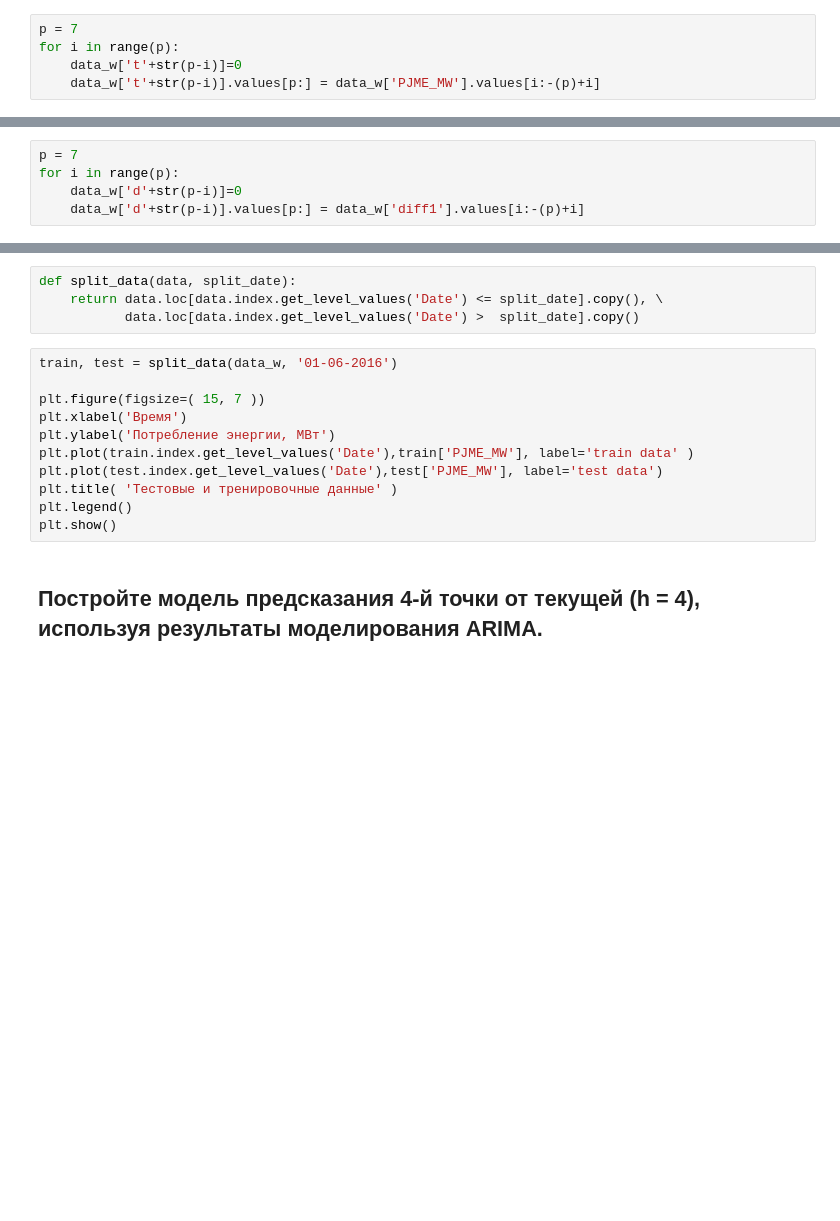
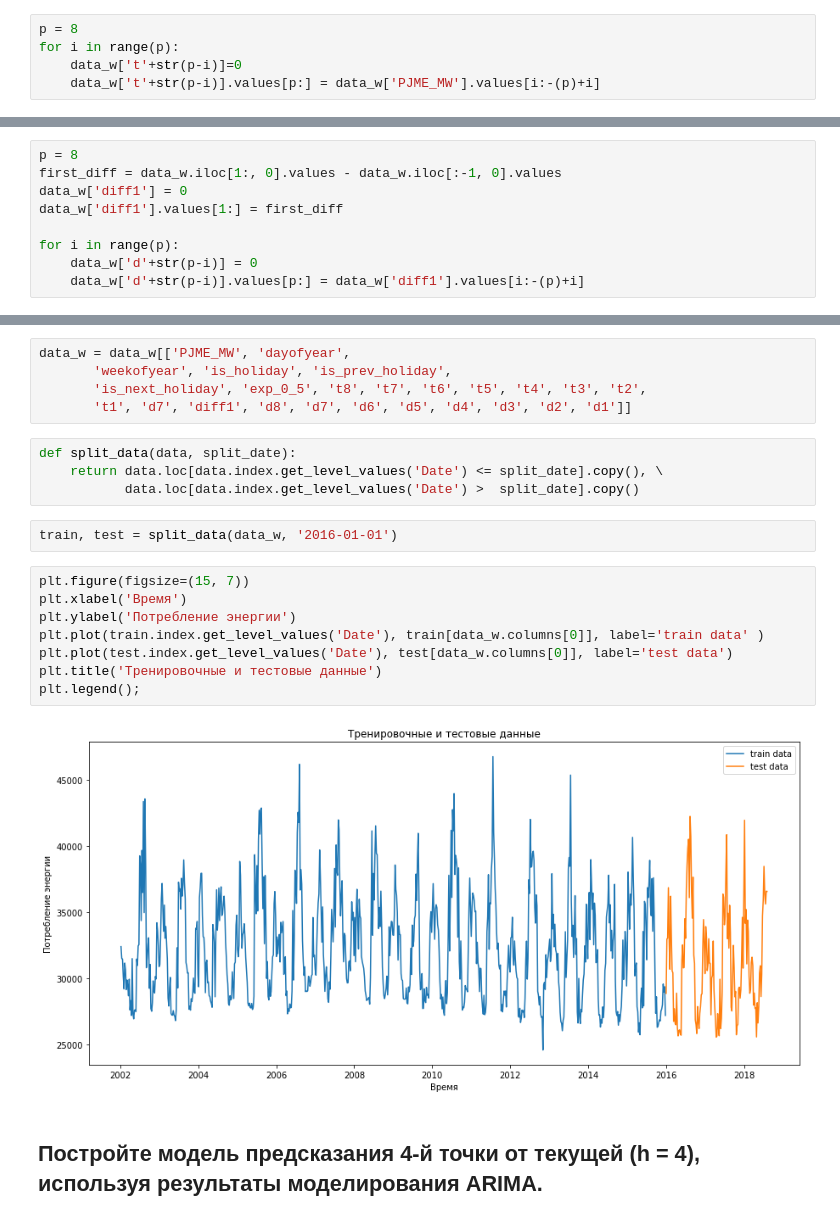
Before and after one commit to annulet/ML, a Jupyter notebook: hw_4_5_time_series.ipynb, the cells around one changed output, grey strips where cells are left out. Cells and saved outputs as stored; diff of their text form; blank space fills up the shorter version.

```diff
--- a/hw_4_5_time_series.ipynb
+++ b/hw_4_5_time_series.ipynb
@@ -94,14 +115,18 @@ data_w['exp_0_5'] = exponential_smoothing(data_w['PJME_MW'], 0.5)
 # %% [markdown]
 Добавим истории длиной p в признаках автокорреляции
 # %%
-p = 7
+p = 8
 for i in range(p):
     data_w['t'+str(p-i)]=0
     data_w['t'+str(p-i)].values[p:] = data_w['PJME_MW'].values[i:-(p)+i]
 # %% [markdown]
 Аналогично добавляем первые разности
 # %%
-p = 7
+p = 8
+first_diff = data_w.iloc[1:, 0].values - data_w.iloc[:-1, 0].values
+data_w['diff1'] = 0
+data_w['diff1'].values[1:] = first_diff
+
 for i in range(p):
-    data_w['d'+str(p-i)]=0
+    data_w['d'+str(p-i)] = 0
     data_w['d'+str(p-i)].values[p:] = data_w['diff1'].values[i:-(p)+i]
@@ -108,18 +152,24 @@ for i in range(p):
+# %%
+data_w = data_w[['PJME_MW', 'dayofyear',
+       'weekofyear', 'is_holiday', 'is_prev_holiday',
+       'is_next_holiday', 'exp_0_5', 't8', 't7', 't6', 't5', 't4', 't3', 't2',
+       't1', 'd7', 'diff1', 'd8', 'd7', 'd6', 'd5', 'd4', 'd3', 'd2', 'd1']]
 # %%
 def split_data(data, split_date):
     return data.loc[data.index.get_level_values('Date') <= split_date].copy(), \
            data.loc[data.index.get_level_values('Date') >  split_date].copy()
+# %%
+train, test = split_data(data_w, '2016-01-01')
 # %%
-train, test = split_data(data_w, '01-06-2016')
-
-plt.figure(figsize=( 15, 7 ))
+plt.figure(figsize=(15, 7))
 plt.xlabel('Время')
-plt.ylabel('Потребление энергии, МВт')
-plt.plot(train.index.get_level_values('Date'),train['PJME_MW'], label='train data' )
-plt.plot(test.index.get_level_values('Date'),test['PJME_MW'], label='test data')
-plt.title( 'Тестовые и тренировочные данные' )
-plt.legend()
-plt.show()
+plt.ylabel('Потребление энергии')
+plt.plot(train.index.get_level_values('Date'), train[data_w.columns[0]], label='train data' )
+plt.plot(test.index.get_level_values('Date'), test[data_w.columns[0]], label='test data')
+plt.title('Тренировочные и тестовые данные')
+plt.legend();
+# %% [output]
+[figure, added]
 # %% [markdown]
 ## Постройте модель предсказания 4-й точки от текущей (h = 4), используя результаты моделирования ARIMA.
 # %%
```
Also changed, not shown: parts of 33 cells of this notebook.
